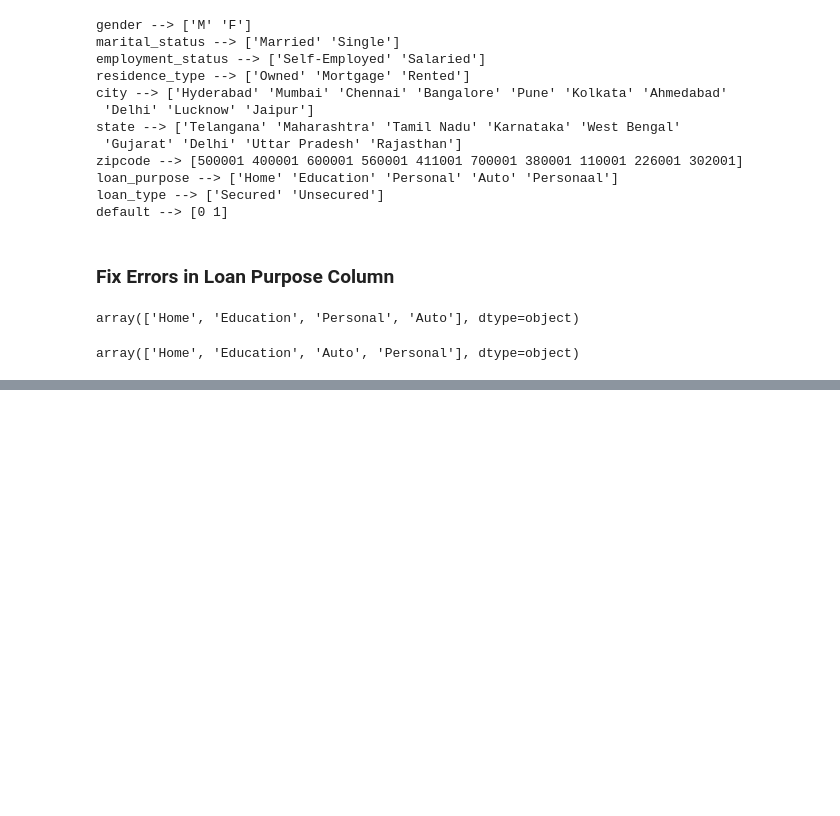
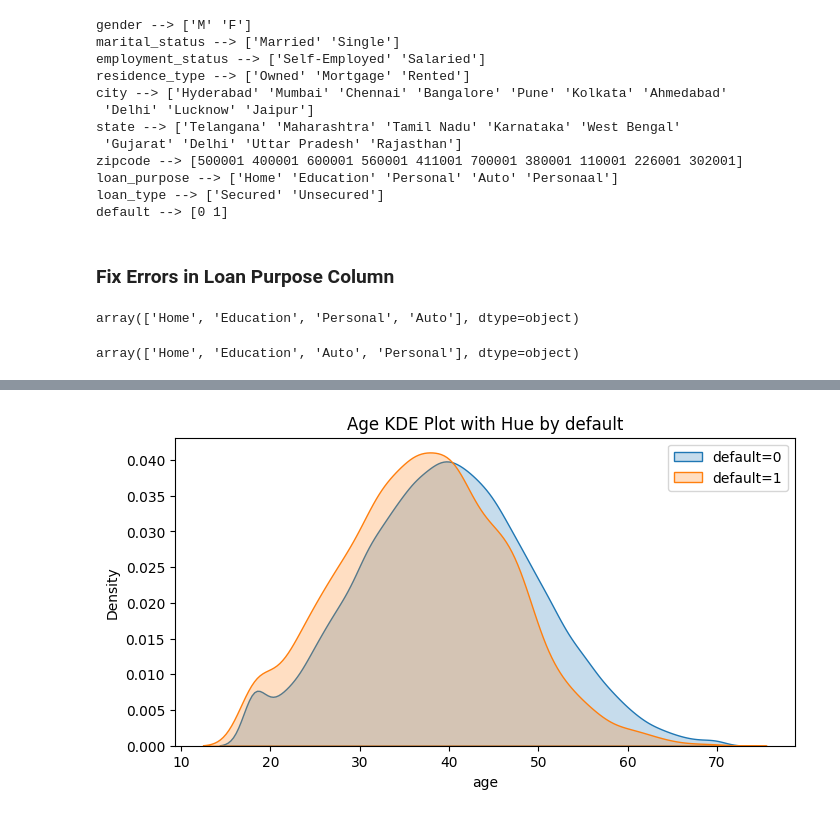
Before and after one commit to Abi27052000/Credit-Risk-Modelling, a Jupyter notebook: Credit_risk.ipynb, the cells around one changed output, grey strips where cells are left out. Saved outputs shown, nothing was run; the diff lists cells and outputs as text; code cells hidden in the pictures; blank space fills up the shorter version.

```diff
--- a/Credit_risk.ipynb
+++ b/Credit_risk.ipynb
@@ -327,0 +367,9 @@ array(['Home', 'Education', 'Auto', 'Personal'], dtype=object)
+# %%
+plt.figure(figsize=(8, 4))
+sns.kdeplot(df_train_1['age'][df_train_1['default'] == 0], fill=True, label='default=0')
+sns.kdeplot(df_train_1['age'][df_train_1['default'] == 1], fill=True, label='default=1')
+plt.title(f"Age KDE Plot with Hue by default")
+plt.legend()
+plt.show()
+# %% [output]
+[figure, added]
```
Also changed, not shown: parts of 9 cells of this notebook.
